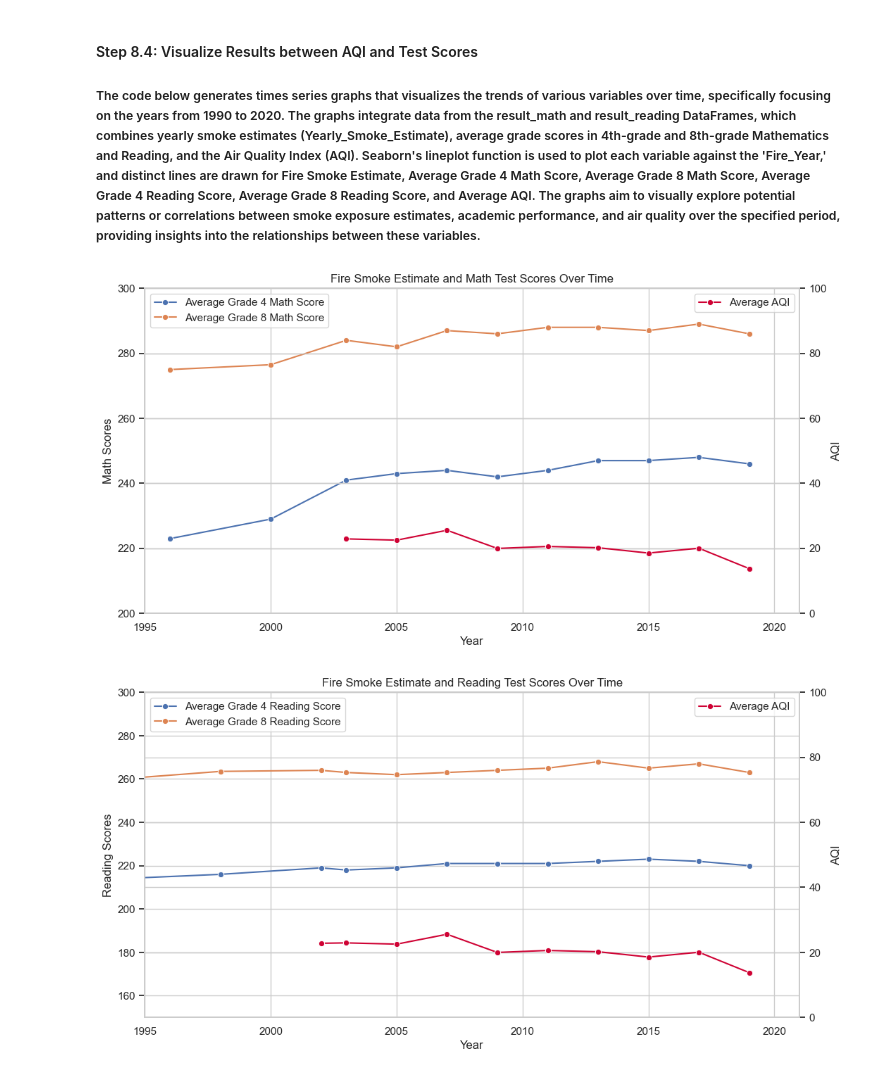
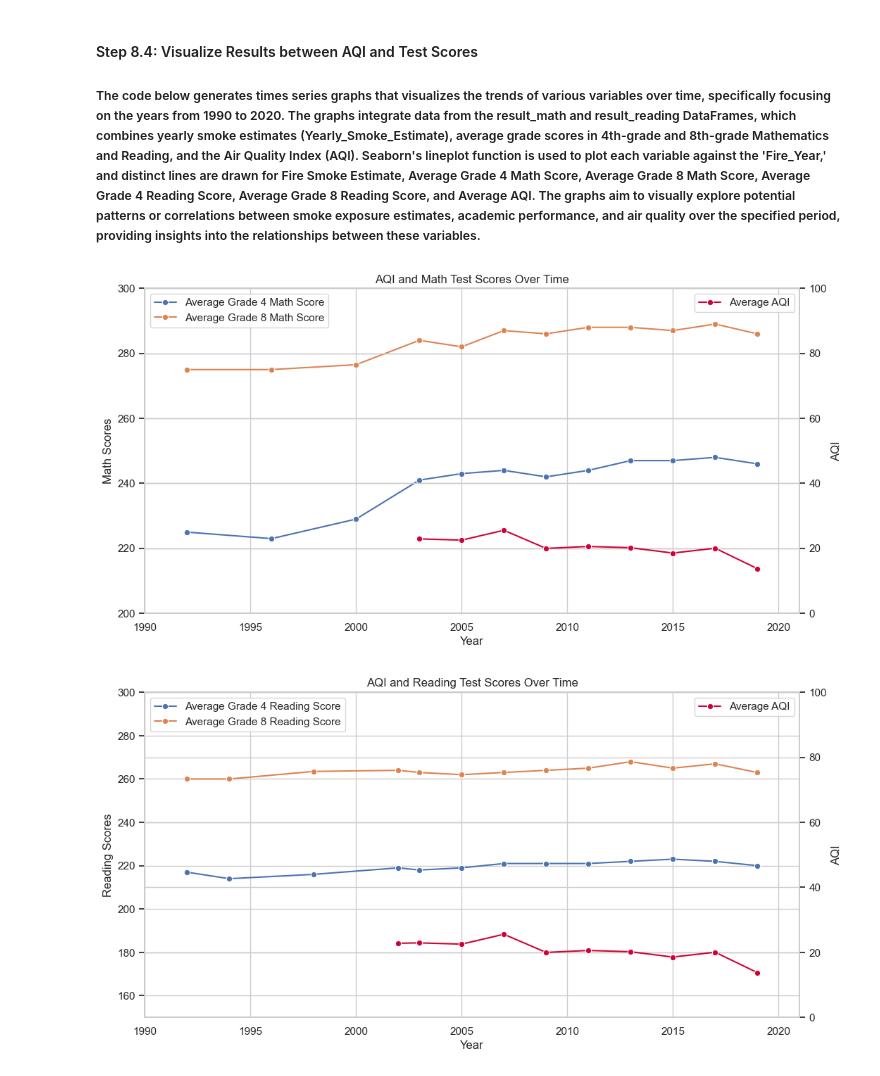
Before and after one commit to MehjabeenZ/data-512-final-project, a Jupyter notebook: code/Analysis of Wildfires.ipynb, the cells around one changed output. Drawn from its saved outputs; the diff is of its cells as text; code cells hidden in the pictures.

```diff
--- a/code/Analysis of Wildfires.ipynb
+++ b/code/Analysis of Wildfires.ipynb
@@ -1122,56 +1120,56 @@ plt.show()
 # %%
 # Create a time series graph
 plt.figure(figsize=(12, 6))  # Set the figure size
 
 # Plot Grade 4 Math Score
-ax = sns.lineplot(x='Fire_Year', y='Grade 4 Math', data=result_math, label='Average Grade 4 Math Score', marker = 'o')
+ax = sns.lineplot(x='Fire_Year', y='Grade 4 Math', data=result_df_math, label='Average Grade 4 Math Score', marker = 'o')
 
 # Plot Grade 8 Math Score
-sns.lineplot(x='Fire_Year', y='Grade 8 Math', data=result_math, label='Average Grade 8 Math Score', marker = 'o')
+sns.lineplot(x='Fire_Year', y='Grade 8 Math', data=result_df_math, label='Average Grade 8 Math Score', marker = 'o')
 
 ax2 = ax.twinx()
 
 # Plot AQI Estimate
-sns.lineplot(x='Fire_Year', y='AQI', data=result_math, ax = ax2, label='Average AQI', marker = 'o', color=sns.xkcd_rgb['cherry'])
+sns.lineplot(x='Fire_Year', y='AQI', data=result_df_math, ax = ax2, label='Average AQI', marker = 'o', color=sns.xkcd_rgb['cherry'])
 
 ax.set_xlabel('Year')
 ax.set_ylabel('Math Scores')
-plt.title('Fire Smoke Estimate and Math Test Scores Over Time')
+plt.title('AQI and Math Test Scores Over Time')
 ax.set_ylim(200,300)
 ax2.set_ylim(0,100)
-x_ticks = np.arange(1995, 2020 + 1, 5)
+x_ticks = np.arange(1990, 2020 + 1, 5)
 plt.xticks(x_ticks)
-plt.xlim(1995, 2020+1)
+plt.xlim(1990, 2020+1)
 plt.grid(True)
 plt.show()
 # %% [output]
-[figure, old version]
+[figure, new version]
 # %%
 # Create a time series graph
 plt.figure(figsize=(12, 6))  # Set the figure size
 
 # Plot Grade 4 Math Score
-ax = sns.lineplot(x='Fire_Year', y='Grade 4 Reading', data=result_reading, label='Average Grade 4 Reading Score', marker = 'o')
+ax = sns.lineplot(x='Fire_Year', y='Grade 4 Reading', data=result_df_reading, label='Average Grade 4 Reading Score', marker = 'o')
 
 # Plot Grade 8 Math Score
-sns.lineplot(x='Fire_Year', y='Grade 8 Reading', data=result_reading, label='Average Grade 8 Reading Score', marker = 'o')
+sns.lineplot(x='Fire_Year', y='Grade 8 Reading', data=result_df_reading, label='Average Grade 8 Reading Score', marker = 'o')
 
 ax2 = ax.twinx()
 
 # Plot AQI Estimate
-sns.lineplot(x='Fire_Year', y='AQI', data=result_reading, ax = ax2, label='Average AQI', marker = 'o', color=sns.xkcd_rgb['cherry'])
+sns.lineplot(x='Fire_Year', y='AQI', data=result_df_reading, ax = ax2, label='Average AQI', marker = 'o', color=sns.xkcd_rgb['cherry'])
 
 ax.set_xlabel('Year')
 ax.set_ylabel('Reading Scores')
-plt.title('Fire Smoke Estimate and Reading Test Scores Over Time')
+plt.title('AQI and Reading Test Scores Over Time')
 plt.legend()
 ax.set_ylim(150,300)
 ax2.set_ylim(0,100)
 ax.legend(loc='upper left')
-x_ticks = np.arange(1995, 2020 + 1, 5)
+x_ticks = np.arange(1990, 2020 + 1, 5)
 plt.xticks(x_ticks)
-plt.xlim(1995, 2020+1)
+plt.xlim(1990, 2020+1)
 plt.grid(True)
 plt.show()
 # %% [output]
-[figure, old version]
+[figure, new version]
```
Also changed, not shown: parts of 3 cells of this notebook, 3 other files.
